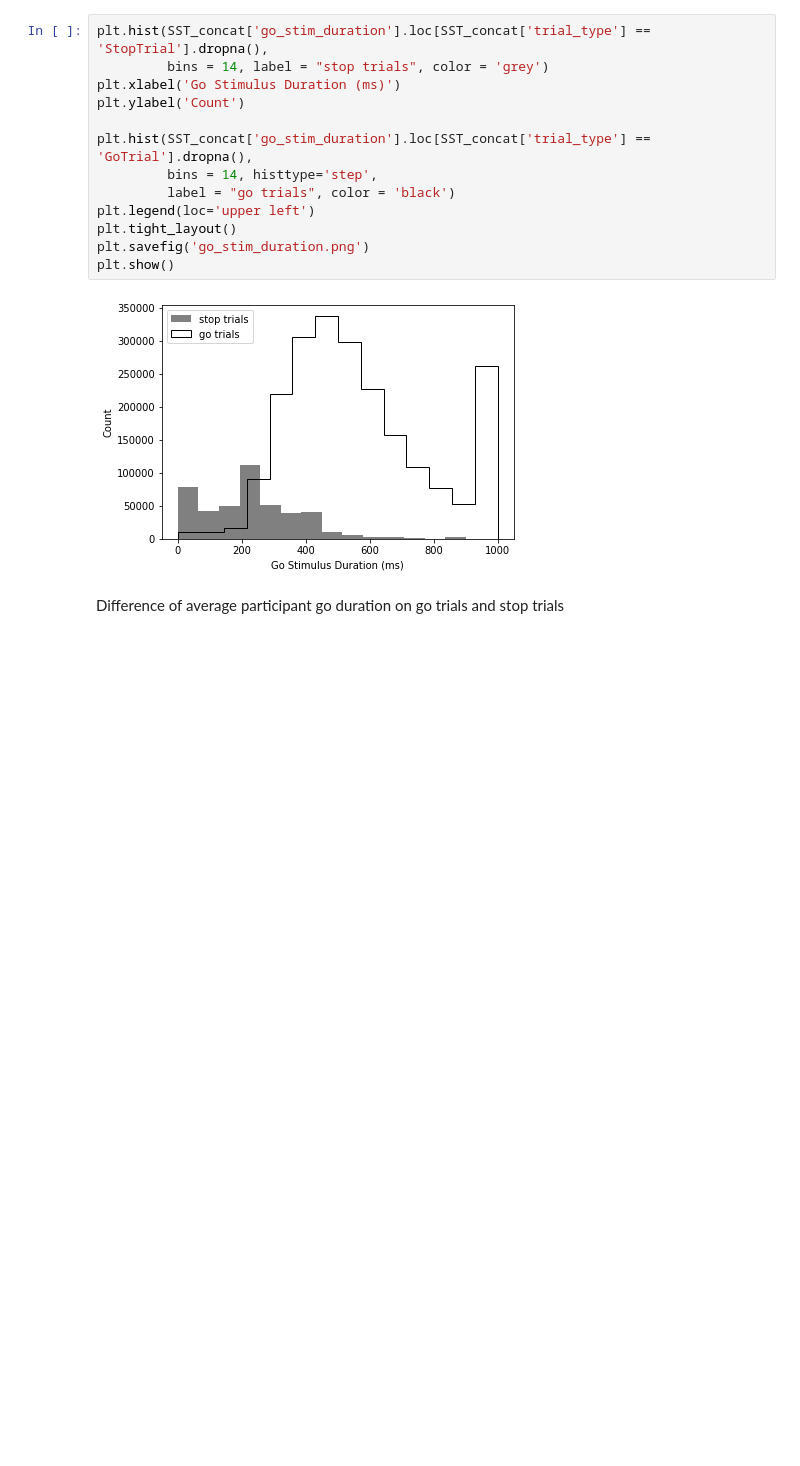
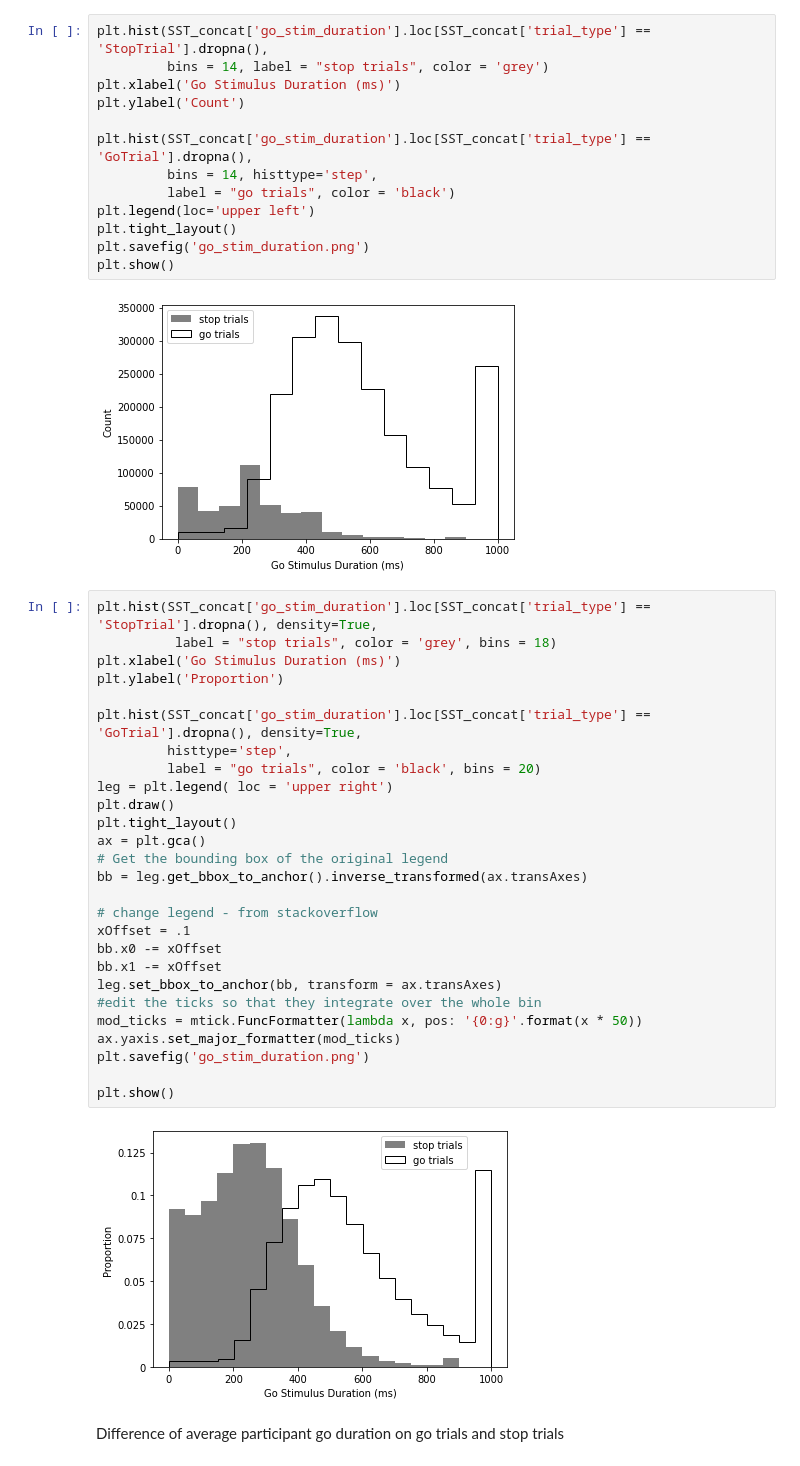
Before and after one commit to mckenziephagen/ABCD_Stop_Signal, a Jupyter notebook: scripts/SST_manuscript/SST_problems.ipynb, the cells around one changed output. Drawn from its saved outputs; the diff is of its cells as text; blank space fills up the shorter version.

```diff
--- a/scripts/SST_manuscript/SST_problems.ipynb
+++ b/scripts/SST_manuscript/SST_problems.ipynb
@@ -108,6 +105,35 @@ plt.savefig('go_stim_duration.png')
 plt.show()
 # %% [output]
 [figure]
+# %%
+plt.hist(SST_concat['go_stim_duration'].loc[SST_concat['trial_type'] == 'StopTrial'].dropna(), density=True,
+          label = "stop trials", color = 'grey', bins = 18)
+plt.xlabel('Go Stimulus Duration (ms)')
+plt.ylabel('Proportion')
+
+plt.hist(SST_concat['go_stim_duration'].loc[SST_concat['trial_type'] == 'GoTrial'].dropna(), density=True,
+         histtype='step',
+         label = "go trials", color = 'black', bins = 20)
+leg = plt.legend( loc = 'upper right')
+plt.draw()
+plt.tight_layout()
+ax = plt.gca()
+# Get the bounding box of the original legend
+bb = leg.get_bbox_to_anchor().inverse_transformed(ax.transAxes)
+
+# change legend - from stackoverflow
+xOffset = .1
+bb.x0 -= xOffset
+bb.x1 -= xOffset
+leg.set_bbox_to_anchor(bb, transform = ax.transAxes)
+#edit the ticks so that they integrate over the whole bin
+mod_ticks = mtick.FuncFormatter(lambda x, pos: '{0:g}'.format(x * 50))
+ax.yaxis.set_major_formatter(mod_ticks)
+plt.savefig('go_stim_duration.png')
+
+plt.show()
+# %% [output]
+[figure, added]
 # %% [markdown]
 Difference of average participant go duration on go trials and stop trials
 # %%
```
Also changed, not shown: parts of 32 cells of this notebook, 1 other file.
